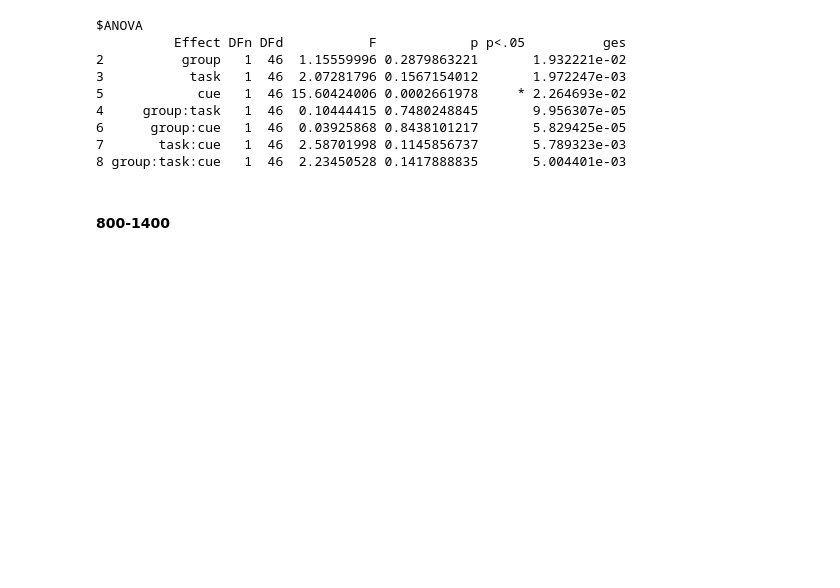
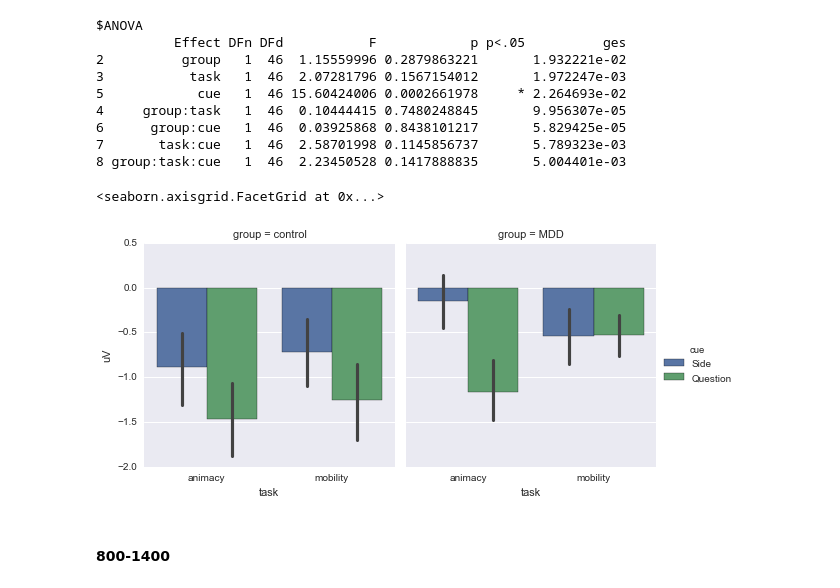
Before and after one commit to dgdillon/source-mem-paper, a Jupyter notebook: Source_ReAnalysis.ipynb, the cells around one changed output. Saved outputs shown, nothing was run; the diff lists cells and outputs as text; code cells hidden in the pictures; blank space fills up the shorter version.

Commit message:
Began analyzing data with confidence added in

```diff
--- a/Source_ReAnalysis.ipynb
+++ b/Source_ReAnalysis.ipynb
@@ -2040,6 +2001,12 @@ $ANOVA
 6      group:cue   1  46  0.03925868 0.8438101217       5.829425e-05
 7       task:cue   1  46  2.58701998 0.1145856737       5.789323e-03
 8 group:task:cue   1  46  2.23450528 0.1417888835       5.004401e-03
+# %%
+sns.factorplot(y='uV',x='task',hue='cue',col='group',units='subject',ci=68,kind='bar',
+               data=all_par6)
+# %% [output]
+<seaborn.axisgrid.FacetGrid at 0x...>
+[figure, added]
 # %% [markdown]
 #### 800-1400
 # %%
```
Also changed, not shown: parts of 26 cells of this notebook.
